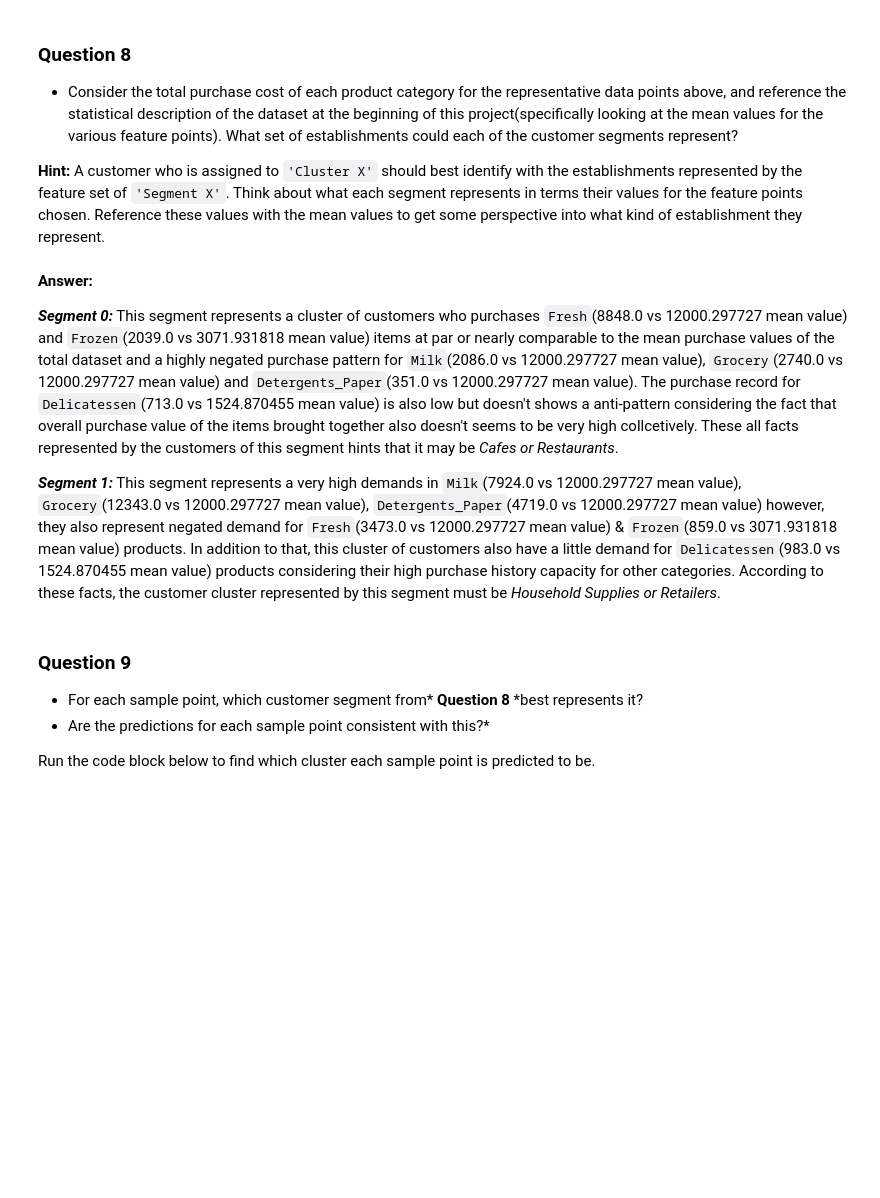
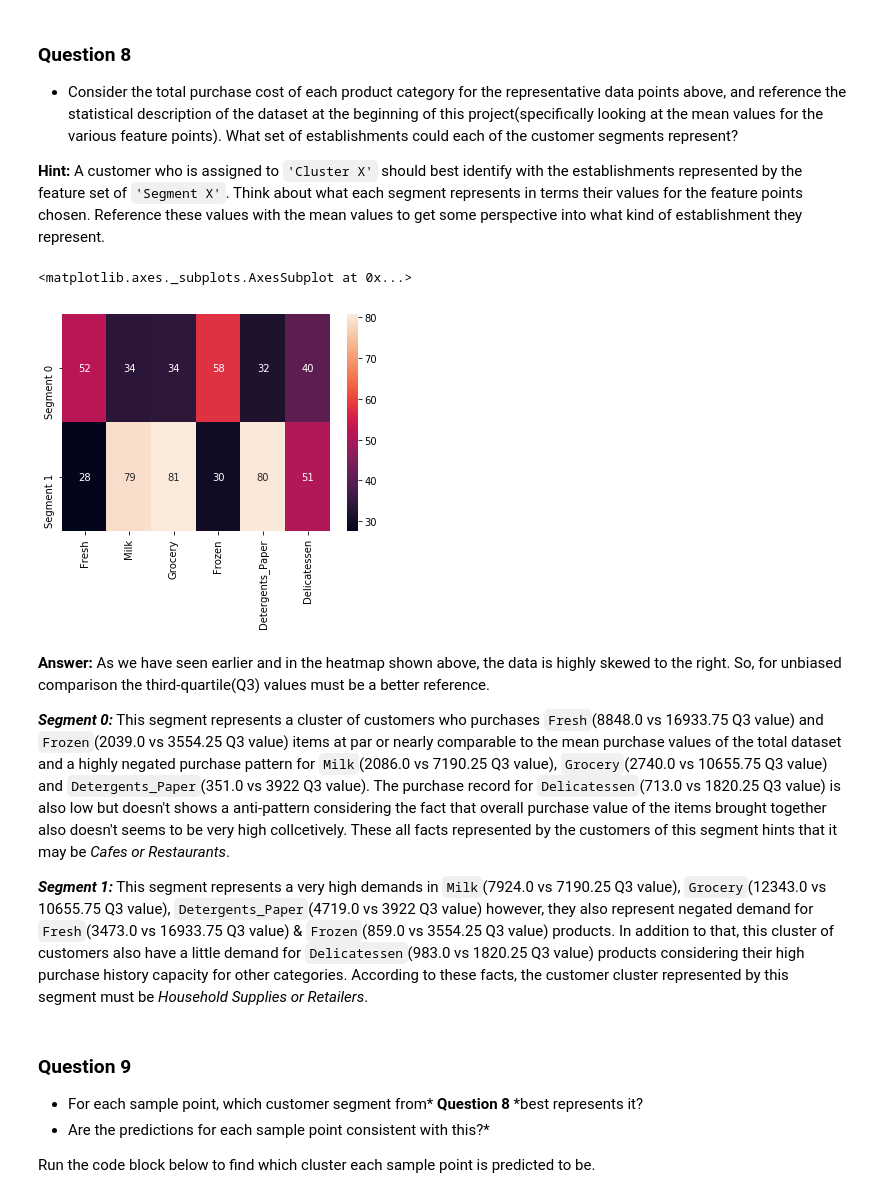
Before and after one commit to kautilya-pro/machine-learning, a Jupyter notebook: projects/customer_segments/customer_segments.ipynb, the cells around one changed output. Cells and saved outputs as stored; diff of their text form; code cells hidden in the pictures; blank space fills up the shorter version.

```diff
--- a/projects/customer_segments/customer_segments.ipynb
+++ b/projects/customer_segments/customer_segments.ipynb
@@ -547,14 +579,23 @@ display(true_centers)
 * Consider the total purchase cost of each product category for the representative data points above, and reference the statistical description of the dataset at the beginning of this project(specifically looking at the mean values for the various feature points). What set of establishments could each of the customer segments represent?
 
 **Hint:** A customer who is assigned to `'Cluster X'` should best identify with the establishments represented by the feature set of `'Segment X'`. Think about what each segment represents in terms their values for the feature points chosen. Reference these values with the mean values to get some perspective into what kind of establishment they represent.
+# %%
+new_data = pd.concat([data, true_centers])
+percentiles_new_data = 100*new_data.rank(pct=True)
+percentiles_true_centers = percentiles_new_data.loc[segments]
+sns.heatmap(percentiles_true_centers, annot=True)
+# %% [output]
+<matplotlib.axes._subplots.AxesSubplot at 0x...>
+[figure, added]
 # %% [markdown]
 **Answer:**
+As we have seen earlier and in the heatmap shown above, the data is highly skewed to the right. So, for unbiased comparison the third-quartile(Q3) values must be a better reference.
 
 ***Segment 0:***
-This segment represents a cluster of customers who purchases `Fresh`(8848.0 vs 12000.297727 mean value) and `Frozen`(2039.0 vs 3071.931818 mean value) items at par or nearly comparable to the mean purchase values of the total dataset and a highly negated purchase pattern for `Milk`(2086.0 vs 12000.297727 mean value), `Grocery`(2740.0 vs 12000.297727 mean value) and `Detergents_Paper`(351.0 vs 12000.297727 mean value). The purchase record for `Delicatessen`(713.0 vs 1524.870455 mean value) is also low but doesn't shows a anti-pattern considering the fact that overall purchase value of the items brought together also doesn't seems to be very high collcetively. These all facts represented by the customers of this segment hints that it may be *Cafes or Restaurants*.
+This segment represents a cluster of customers who purchases `Fresh`(8848.0 vs 16933.75 Q3 value) and `Frozen`(2039.0 vs 3554.25 Q3 value) items at par or nearly comparable to the mean purchase values of the total dataset and a highly negated purchase pattern for `Milk`(2086.0 vs 7190.25 Q3 value), `Grocery`(2740.0 vs 10655.75 Q3 value) and `Detergents_Paper`(351.0 vs 3922 Q3 value). The purchase record for `Delicatessen`(713.0 vs 1820.25 Q3 value) is also low but doesn't shows a anti-pattern considering the fact that overall purchase value of the items brought together also doesn't seems to be very high collcetively. These all facts represented by the customers of this segment hints that it may be *Cafes or Restaurants*.
 
 ***Segment 1:***
-This segment represents a very high demands in `Milk`(7924.0 vs 12000.297727 mean value), `Grocery`(12343.0 vs 12000.297727 mean value), `Detergents_Paper`(4719.0 vs 12000.297727 mean value) however, they also represent negated demand for `Fresh`(3473.0 vs 12000.297727 mean value) & `Frozen`(859.0 vs 3071.931818 mean value) products. In addition to that, this cluster of customers also have a little demand for `Delicatessen`(983.0 vs 1524.870455 mean value) products considering their high purchase history capacity for other categories. According to these facts, the customer cluster represented by this segment must be *Household Supplies or Retailers*.
+This segment represents a very high demands in `Milk`(7924.0 vs 7190.25 Q3 value), `Grocery`(12343.0 vs 10655.75 Q3 value), `Detergents_Paper`(4719.0 vs 3922 Q3 value) however, they also represent negated demand for `Fresh`(3473.0 vs 16933.75 Q3 value) & `Frozen`(859.0 vs 3554.25 Q3 value) products. In addition to that, this cluster of customers also have a little demand for `Delicatessen`(983.0 vs 1820.25 Q3 value) products considering their high purchase history capacity for other categories. According to these facts, the customer cluster represented by this segment must be *Household Supplies or Retailers*.
 # %% [markdown]
 ### Question 9
 
```
Also changed, not shown: parts of 12 cells of this notebook, 1 other file.
